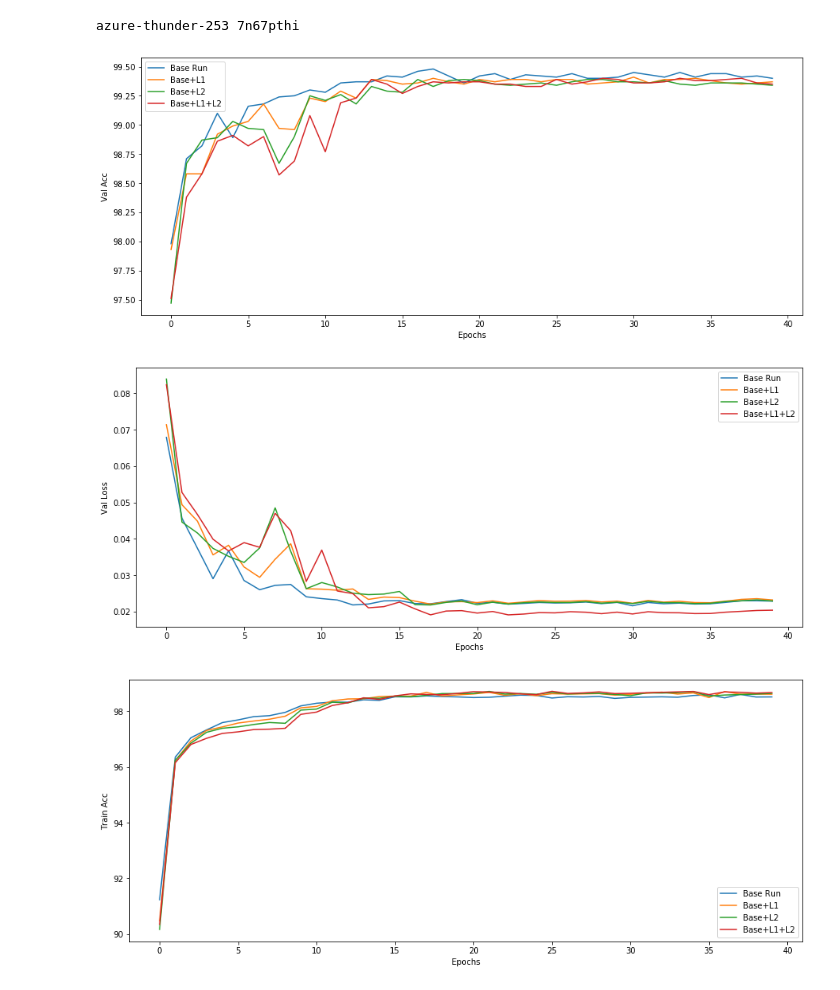
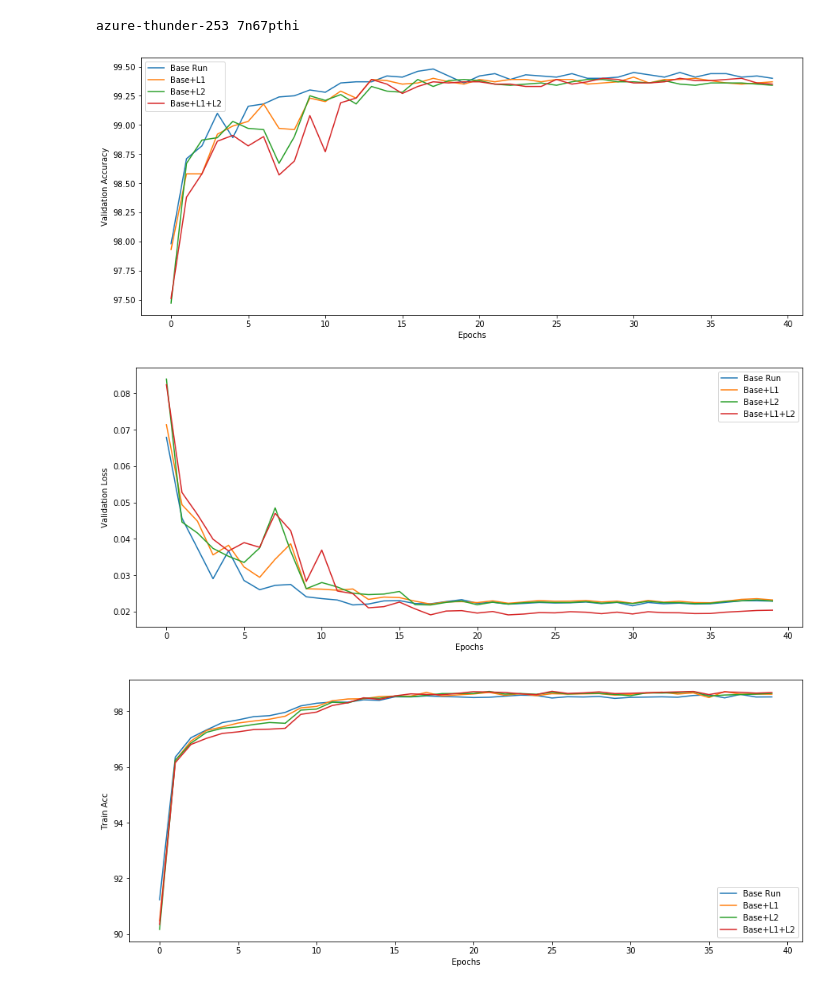
Before and after one commit to rajy4683/S6EVA4, a Jupyter notebook: S6_AllRuns.ipynb, the cells around one changed output. Cells and saved outputs as stored; diff of their text form; code cells hidden in the pictures.

```diff
--- a/S6_AllRuns.ipynb
+++ b/S6_AllRuns.ipynb
@@ -1061,17 +1061,17 @@ l1l2_metrics = l1l2_run.history()
 # %%
 plot_graphs([base_metrics['Test Accuracy'], l1_metrics['Test Accuracy'], l2_metrics['Test Accuracy'], l1l2_metrics['Test Accuracy'] ],
             ['Base Run', 'Base+L1', 'Base+L2', 'Base+L1+L2'],
             xlabel="Epochs",
-            ylabel="Val Acc")
+            ylabel="Validation Accuracy")
 # %% [output]
-[figure, old version]
+[figure, new version]
 # %%
 plot_graphs([base_metrics['Test Loss'], l1_metrics['Test Loss'], l2_metrics['Test Loss'], l1l2_metrics['Test Loss'] ],
             ['Base Run', 'Base+L1', 'Base+L2', 'Base+L1+L2'],
             xlabel="Epochs",
-            ylabel="Val Loss")
+            ylabel="Validation Loss")
 # %% [output]
-[figure, old version]
+[figure, new version]
 # %%
 plot_graphs([base_metrics['Train Accuracy'], l1_metrics['Train Accuracy'], l2_metrics['Train Accuracy'], l1l2_metrics['Train Accuracy'] ],
             ['Base Run', 'Base+L1', 'Base+L2', 'Base+L1+L2'],
```
Also changed, not shown: parts of 4 cells of this notebook.
